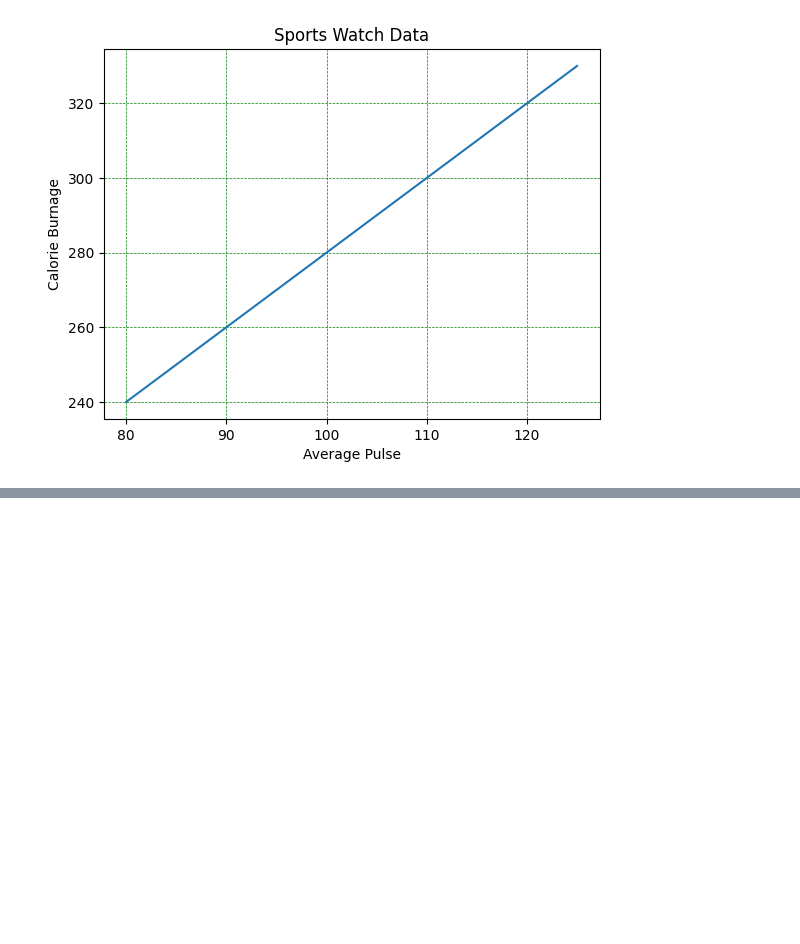
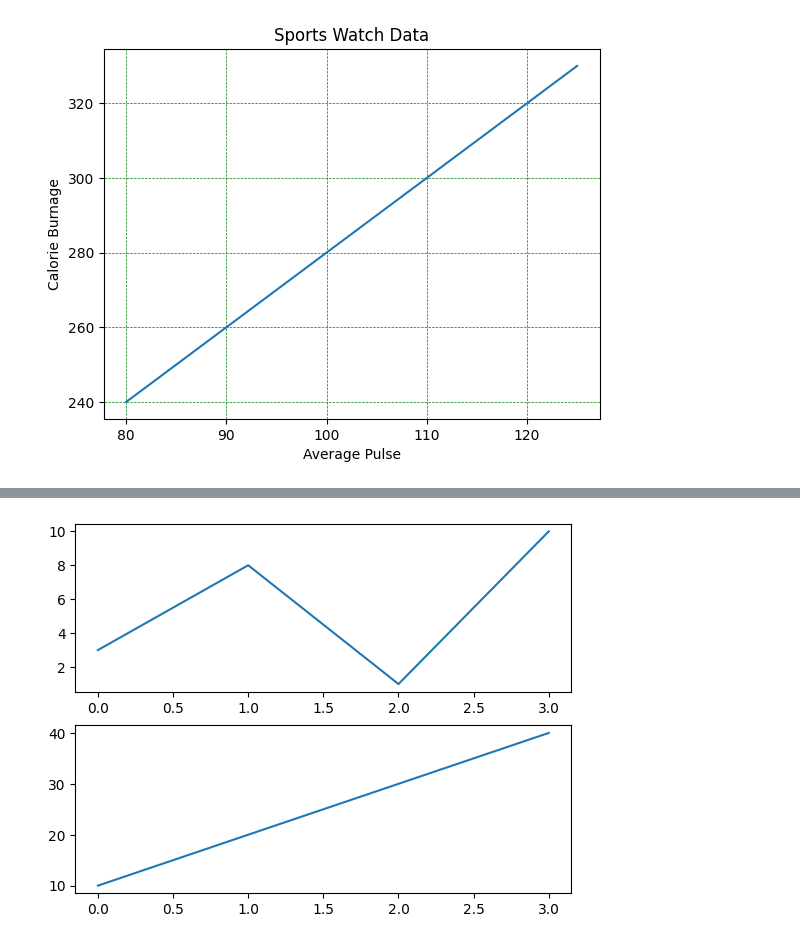
Before and after one commit to MahdiAhmadiKamal/PyLearn7-Data-Science, a Jupyter notebook: PyLearn7-Assignment37/w3schools matplotlib exercises/matplotlib_exercises.ipynb, the cells around one changed output, grey strips where cells are left out. Drawn from its saved outputs; the diff is of its cells as text; code cells hidden in the pictures; blank space fills up the shorter version.

```diff
--- a/PyLearn7-Assignment37/w3schools matplotlib exercises/matplotlib_exercises.ipynb
+++ b/PyLearn7-Assignment37/w3schools matplotlib exercises/matplotlib_exercises.ipynb
@@ -296,0 +315,21 @@ plt.show()
+# %%
+# The subplot() function takes three arguments that describes the layout of the figure.
+# The layout is organized in rows and columns, which are represented by the first and second argument.
+# The third argument represents the index of the current plot.
+#plot 1:
+x = np.array([0, 1, 2, 3])
+y = np.array([3, 8, 1, 10])
+
+plt.subplot(2, 1, 1)
+plt.plot(x,y)
+
+#plot 2:
+x = np.array([0, 1, 2, 3])
+y = np.array([10, 20, 30, 40])
+
+plt.subplot(2, 1, 2)
+plt.plot(x,y)
+
+plt.show()
+# %% [output]
+[figure, added]
```
Also changed, not shown: parts of 24 cells of this notebook.
